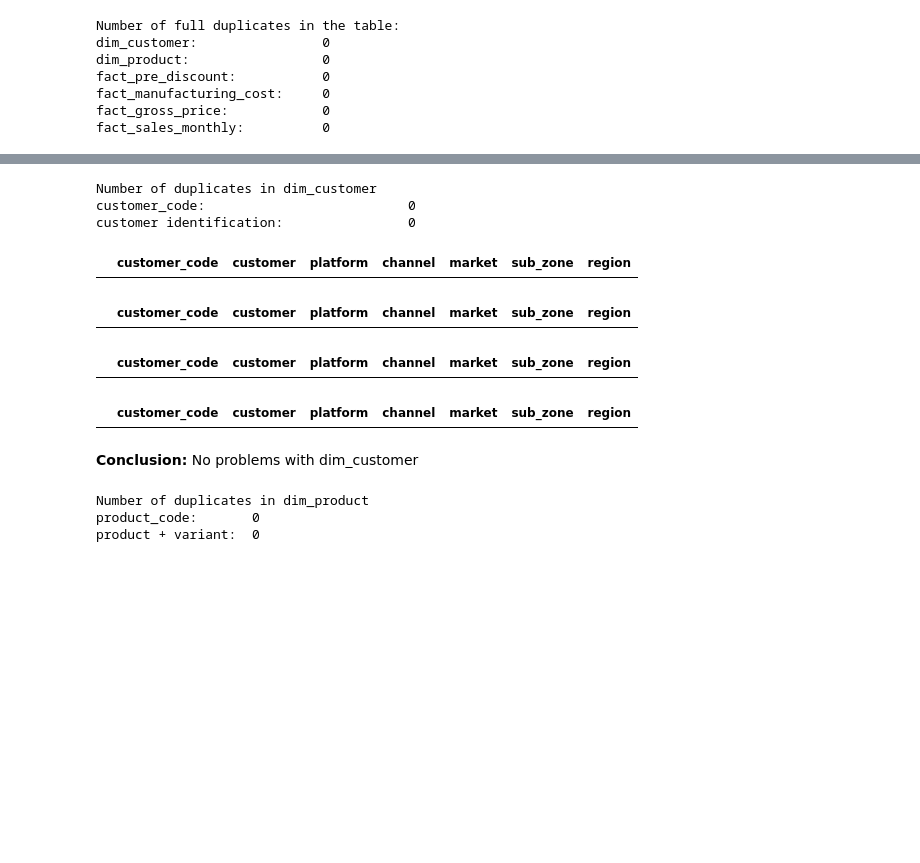
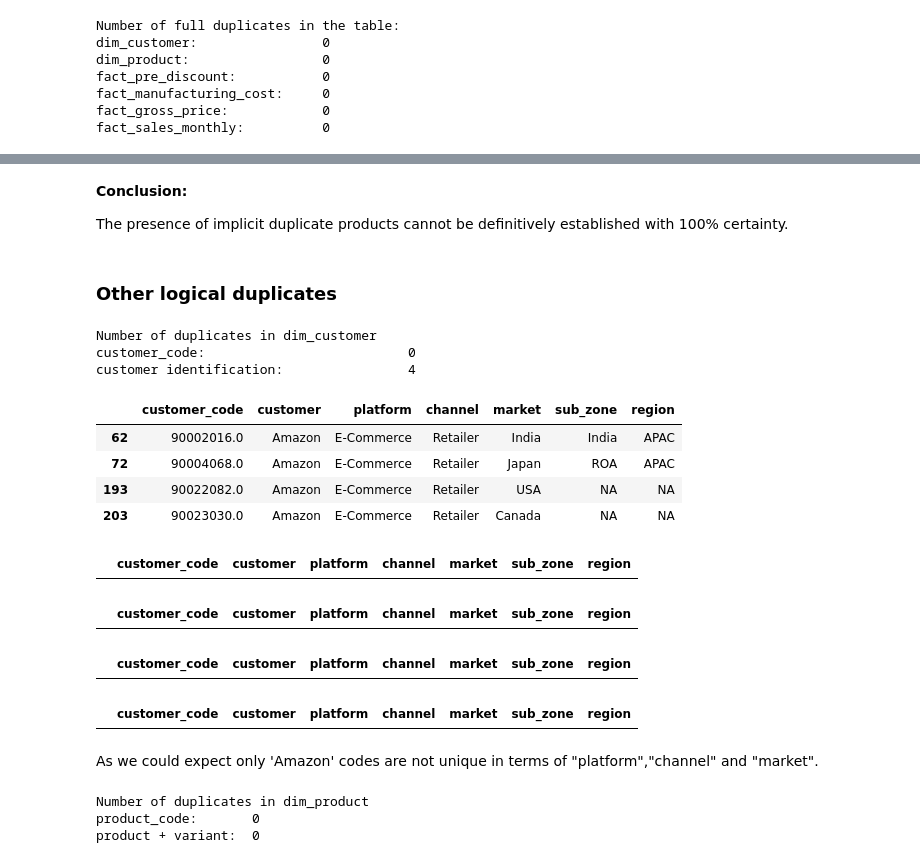
Before and after one commit to maximchuvstvin/i-learn-final-project, a Jupyter notebook: final_project.ipynb, the cells around one changed output, grey strips where cells are left out. Cells and saved outputs as stored; diff of their text form; code cells hidden in the pictures; blank space fills up the shorter version.

```diff
--- a/final_project.ipynb
+++ b/final_project.ipynb
@@ -34,8 +38,8 @@ data_types = {
     'division':'category',
     'segment':'category',
     'category':'category',
-    'product':'str',
-    'variant':'str',
+    'product':'category',
+    'variant':'category',
     'fiscal_year':'float64',
     'pre_invoice_discount_pct':'float64',
     'cost_year':'int16',
@@ -52,13 +56,19 @@ data_dates = {
 data_dict = {}
 for tbl in table_names:
     query_all = """Select * from """ + str(tbl[0])
+
+    # create list of columns except `date` in the current table to recreate specific datatype dictionary
     col_names = [desc[0] for desc in cursor.execute(query_all).description if desc[0] !='date']
     tbl_types = {}
     tbl_types = {col:data_types[col] for col in col_names}
+
+    # read table as element of dictionary of dataframes
     data_dict[tbl[0]] = pd.read_sql_query(query_all, con, dtype=tbl_types, parse_dates=data_dates)
     print(str(tbl[0]))
     data_dict[tbl[0]].info()
     print()
+
+con.close()
 # %% [output]
 dim_customer
 <class 'pandas.core.frame.DataFrame'>
@@ -237,0 +382,27 @@ fact_sales_monthly:          0
+# %%
+# what to change
+customers_dict = {
+    # wrong customer : correct customer
+    'Amazon ': 'Amazon'
+}
+
+customer_codes_dict = dict()
+
+for k,v in customers_dict.items():
+
+    wrong_codes = data_dict['dim_customer'][data_dict['dim_customer']['customer'] == k]
+    correct_codes = data_dict['dim_customer'][data_dict['dim_customer']['customer'] == v]
+
+    customer_codes_dict_temp = wrong_codes \
+        .merge(
+            correct_codes,
+            on=['platform', 'channel', 'market', 'sub_zone', 'region'],
+            how='inner',
+            suffixes = ['_correct', '_wrong']
+        ) \
+        .set_index('customer_code_correct') \
+        .loc[:, 'customer_code_wrong'] \
+        .to_dict()
+    customer_codes_dict.update(customer_codes_dict_temp)
+
+customer_codes_dict
@@ -237,0 +455,4 @@ fact_sales_monthly:          0
+# %%
+# replace 'AMazon ' with 'Amazon'
+
+data_dict['dim_customer']['customer'].replace(customers_dict, inplace=True)
@@ -238,25 +542,37 @@ fact_sales_monthly:          0
+# %% [markdown]
+**Conclusion:**
+
+The presence of implicit duplicate products cannot be definitively established with 100% certainty.
+# %% [markdown]
+### Other logical duplicates
 # %%
 # other duplicates ## dim_customer
 
 print('Number of duplicates in dim_customer')
 print(f'{"customer_code:":<40}{data_dict["dim_customer"]["customer_code"].duplicated().sum()}')
 print(f'{"customer identification:":<40}{data_dict["dim_customer"].loc[:, ["customer", "platform","channel", "market"]].duplicated().sum()}')
+display(data_dict["dim_customer"][data_dict["dim_customer"].loc[:, ["customer", "platform","channel", "market"]].duplicated()])
 
-# # the same product duplicated in various other analytics
+# # the same analytics duplicated in various other analytics
 display(data_dict['dim_customer'].groupby(['market'], as_index=False).filter(lambda x: x['sub_zone'].nunique()>1))
 display(data_dict['dim_customer'].groupby(['market'], as_index=False).filter(lambda x: x['region'].nunique()>1))
 display(data_dict['dim_customer'].groupby(['sub_zone'], as_index=False).filter(lambda x: x['region'].nunique()>1))
 display(data_dict['dim_customer'].groupby(['customer'], as_index=False).filter(lambda x: x['platform'].nunique()>1))
 # %% [output]
 Number of duplicates in dim_customer
 customer_code:                          0
-customer identification:                0
+customer identification:                4
 |  | customer_code | customer | platform | channel | market | sub_zone | region |
+| 62 | 90002016.0 | Amazon | E-Commerce | Retailer | India | India | APAC |
+| 72 | 90004068.0 | Amazon | E-Commerce | Retailer | Japan | ROA | APAC |
+| 193 | 90022082.0 | Amazon | E-Commerce | Retailer | USA | NA | NA |
+| 203 | 90023030.0 | Amazon | E-Commerce | Retailer | Canada | NA | NA |
 |  | customer_code | customer | platform | channel | market | sub_zone | region |
 |  | customer_code | customer | platform | channel | market | sub_zone | region |
 |  | customer_code | customer | platform | channel | market | sub_zone | region |
+|  | customer_code | customer | platform | channel | market | sub_zone | region |
-# %% [markdown]
-**Conclusion:** No problems with dim_customer
+# %% [markdown]
+As we could expect only 'Amazon' codes are not unique in terms of "platform","channel" and "market".
 # %%
 # other duplicates ## dim_product
 
```
Also changed, not shown: parts of 164 cells of this notebook, 8 other files.
